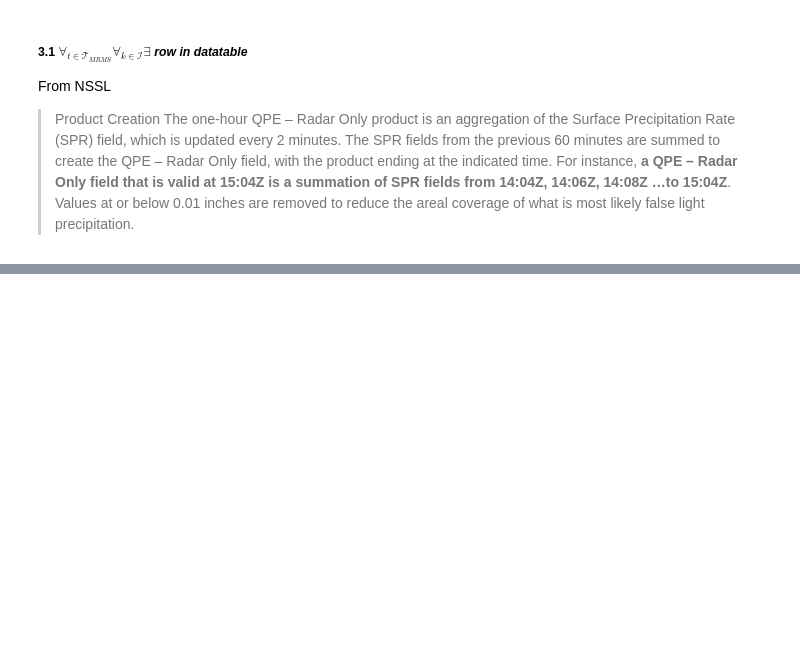
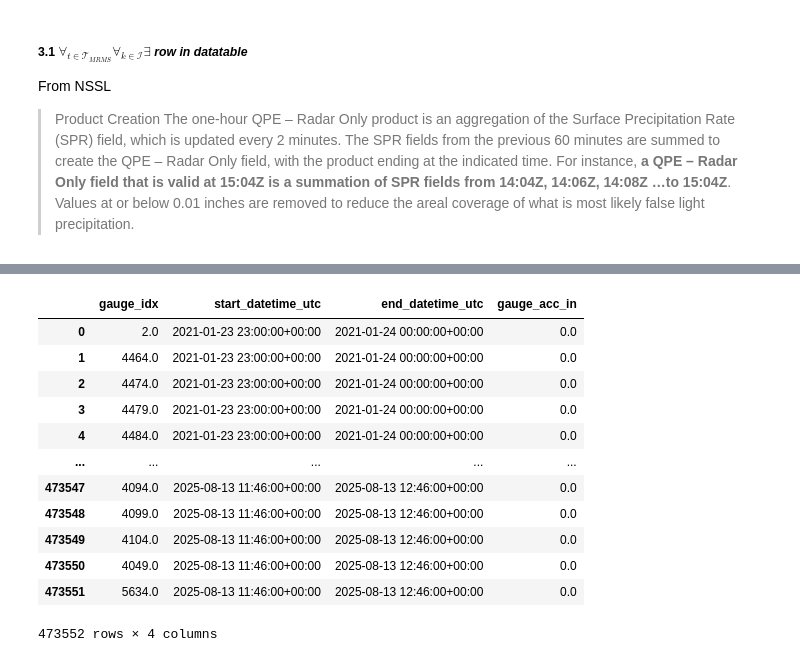
Before and after one commit to leharris3/piml-qpe, a Jupyter notebook: dataset.ipynb, the cells around one changed output, grey strips where cells are left out. Cells and saved outputs as stored; diff of their text form; code cells hidden in the pictures; blank space fills up the shorter version.

Commit message:
ds ckpt 3

```diff
--- a/dataset.ipynb
+++ b/dataset.ipynb
@@ -409,0 +374,17 @@ _df
+# %%
+ckpt_3_df = pd.read_csv("data/__checkpoints__/ds_ckpt_3.csv")[['gauge_idx', 'start_datetime_utc', 'end_datetime_utc', 'gauge_acc_in']]
+ckpt_3_df
+# %% [output]
+|  | gauge_idx | start_datetime_utc | end_datetime_utc | gauge_acc_in |
+| 0 | 2.0 | 2021-01-23 23:00:00+00:00 | 2021-01-24 00:00:00+00:00 | 0.0 |
+| 1 | 4464.0 | 2021-01-23 23:00:00+00:00 | 2021-01-24 00:00:00+00:00 | 0.0 |
+| 2 | 4474.0 | 2021-01-23 23:00:00+00:00 | 2021-01-24 00:00:00+00:00 | 0.0 |
+| 3 | 4479.0 | 2021-01-23 23:00:00+00:00 | 2021-01-24 00:00:00+00:00 | 0.0 |
+| 4 | 4484.0 | 2021-01-23 23:00:00+00:00 | 2021-01-24 00:00:00+00:00 | 0.0 |
+| ... | ... | ... | ... | ... |
+| 473547 | 4094.0 | 2025-08-13 11:46:00+00:00 | 2025-08-13 12:46:00+00:00 | 0.0 |
+| 473548 | 4099.0 | 2025-08-13 11:46:00+00:00 | 2025-08-13 12:46:00+00:00 | 0.0 |
+| 473549 | 4104.0 | 2025-08-13 11:46:00+00:00 | 2025-08-13 12:46:00+00:00 | 0.0 |
+| 473550 | 4049.0 | 2025-08-13 11:46:00+00:00 | 2025-08-13 12:46:00+00:00 | 0.0 |
+| 473551 | 5634.0 | 2025-08-13 11:46:00+00:00 | 2025-08-13 12:46:00+00:00 | 0.0 |
+473552 rows × 4 columns
```
Also changed, not shown: parts of 11 cells of this notebook, 1 other file.
